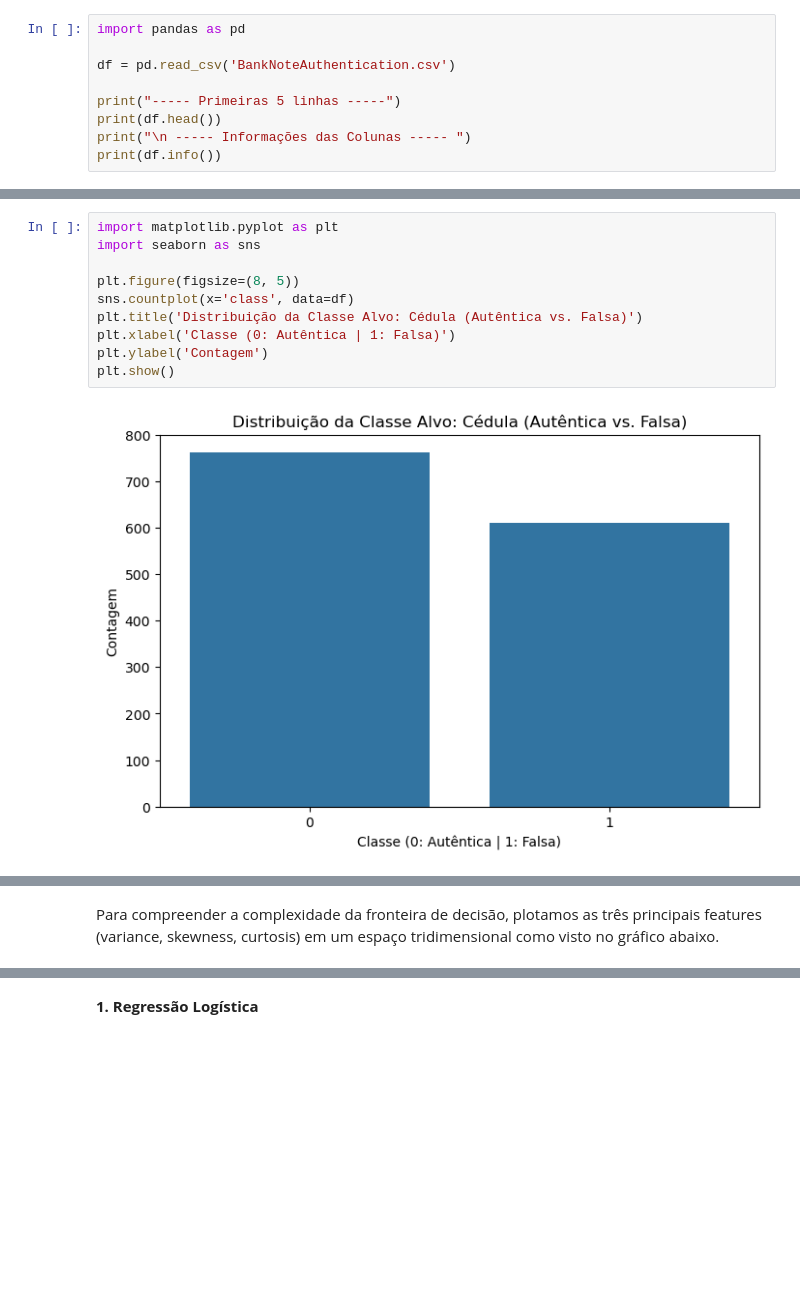
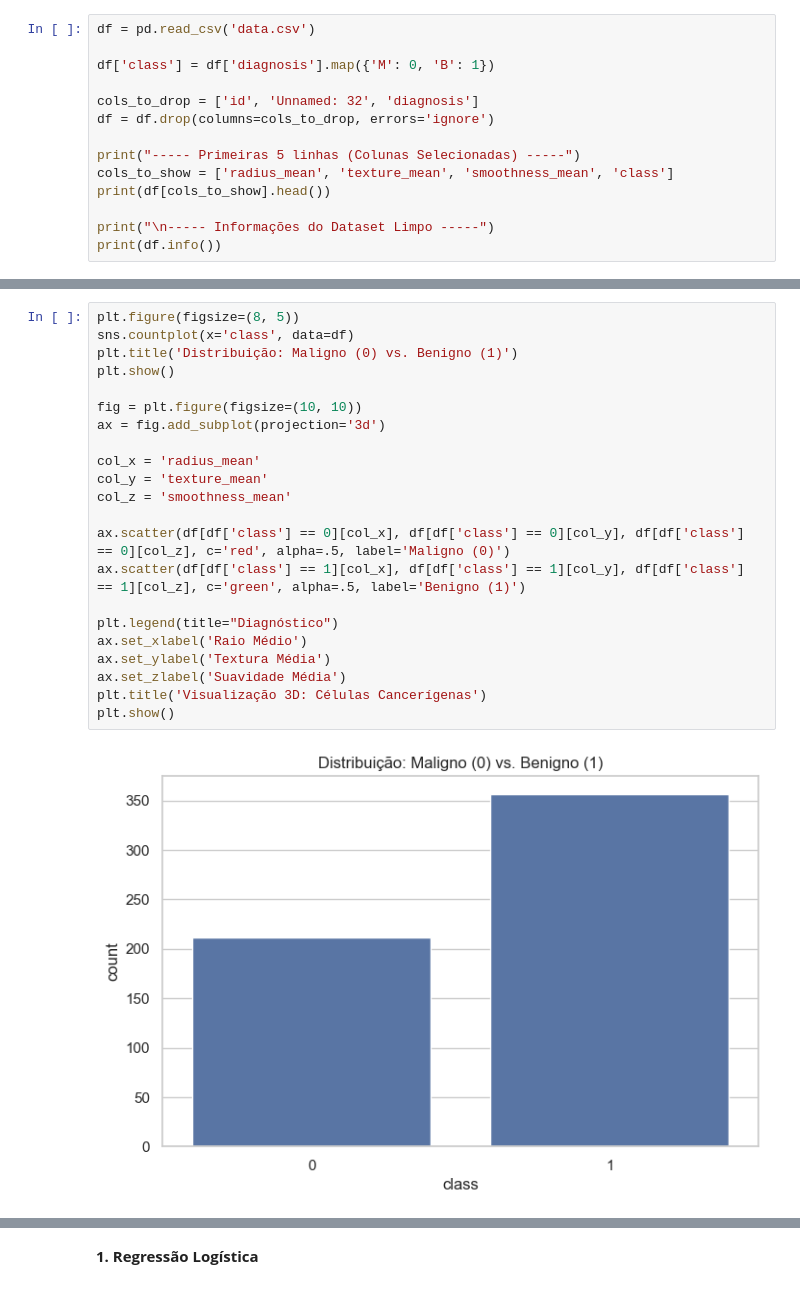
Before and after one commit to thiagorovari/Classificacao_Regressao, a Jupyter notebook: Classificacao.ipynb, the cells around one changed output, grey strips where cells are left out. Cells and saved outputs as stored; diff of their text form; blank space fills up the shorter version.

```diff
--- a/Classificacao.ipynb
+++ b/Classificacao.ipynb
@@ -21,10 +42,15 @@ O dataset escolhido foi o 'BMW Worldwide Sales Records 2010-2024'. O objetivo de
 # %%
-import pandas as pd
+df = pd.read_csv('data.csv')
 
-df = pd.read_csv('BankNoteAuthentication.csv')
+df['class'] = df['diagnosis'].map({'M': 0, 'B': 1})
 
-print("----- Primeiras 5 linhas -----")
-print(df.head())
-print("\n ----- Informações das Colunas ----- ")
+cols_to_drop = ['id', 'Unnamed: 32', 'diagnosis']
+df = df.drop(columns=cols_to_drop, errors='ignore')
+
+print("----- Primeiras 5 linhas (Colunas Selecionadas) -----")
+cols_to_show = ['radius_mean', 'texture_mean', 'smoothness_mean', 'class']
+print(df[cols_to_show].head())
+
+print("\n----- Informações do Dataset Limpo -----")
 print(df.info())
 # %% [output]
@@ -54,12 +79,24 @@ O gráfico abaixo mostra a contagem de amostras para cada classe:
 # %%
-import matplotlib.pyplot as plt
-import seaborn as sns
-
 plt.figure(figsize=(8, 5))
 sns.countplot(x='class', data=df)
-plt.title('Distribuição da Classe Alvo: Cédula (Autêntica vs. Falsa)')
-plt.xlabel('Classe (0: Autêntica | 1: Falsa)')
-plt.ylabel('Contagem')
+plt.title('Distribuição: Maligno (0) vs. Benigno (1)')
 plt.show()
+
+fig = plt.figure(figsize=(10, 10))
+ax = fig.add_subplot(projection='3d')
+
+col_x = 'radius_mean'
+col_y = 'texture_mean'
+col_z = 'smoothness_mean'
+
+ax.scatter(df[df['class'] == 0][col_x], df[df['class'] == 0][col_y], df[df['class'] == 0][col_z], c='red', alpha=.5, label='Maligno (0)')
+ax.scatter(df[df['class'] == 1][col_x], df[df['class'] == 1][col_y], df[df['class'] == 1][col_z], c='green', alpha=.5, label='Benigno (1)')
+
+plt.legend(title="Diagnóstico")
+ax.set_xlabel('Raio Médio')
+ax.set_ylabel('Textura Média')
+ax.set_zlabel('Suavidade Média')
+plt.title('Visualização 3D: Células Cancerígenas')
+plt.show()
 # %% [output]
-[figure, old version]
+[figure, new version]
@@ -66,2 +103,0 @@ plt.show()
-# %% [markdown]
-Para compreender a complexidade da fronteira de decisão, plotamos as três principais features (variance, skewness, curtosis) em um espaço tridimensional como visto no gráfico abaixo.
```
Also changed, not shown: parts of 31 cells of this notebook, 2 other files.
